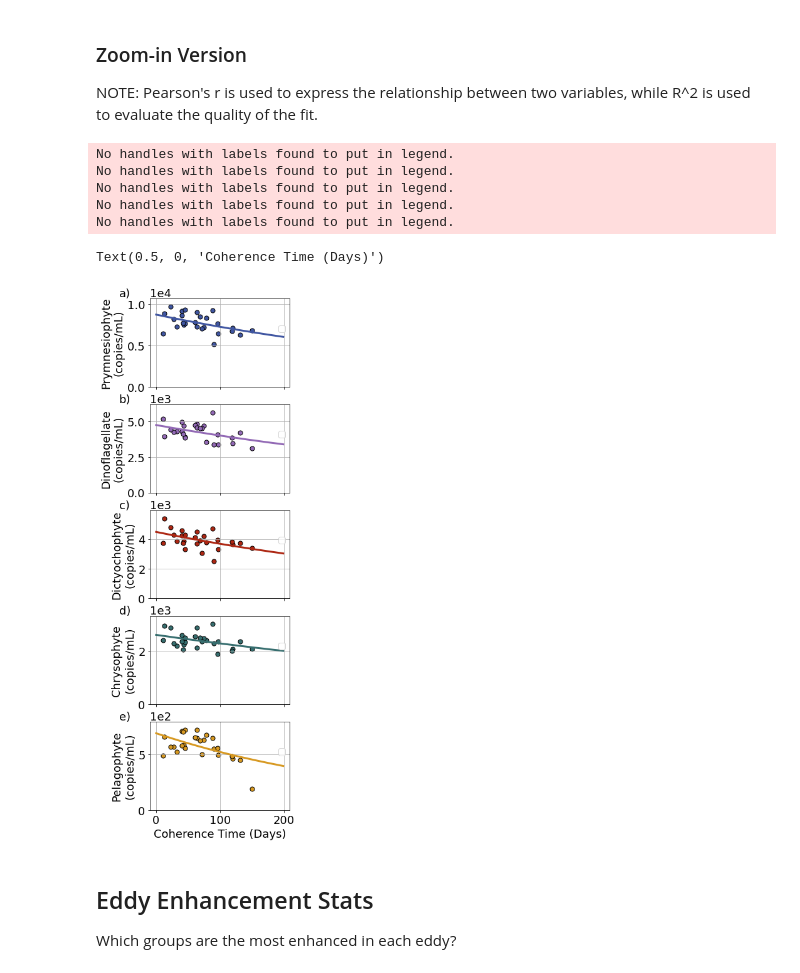
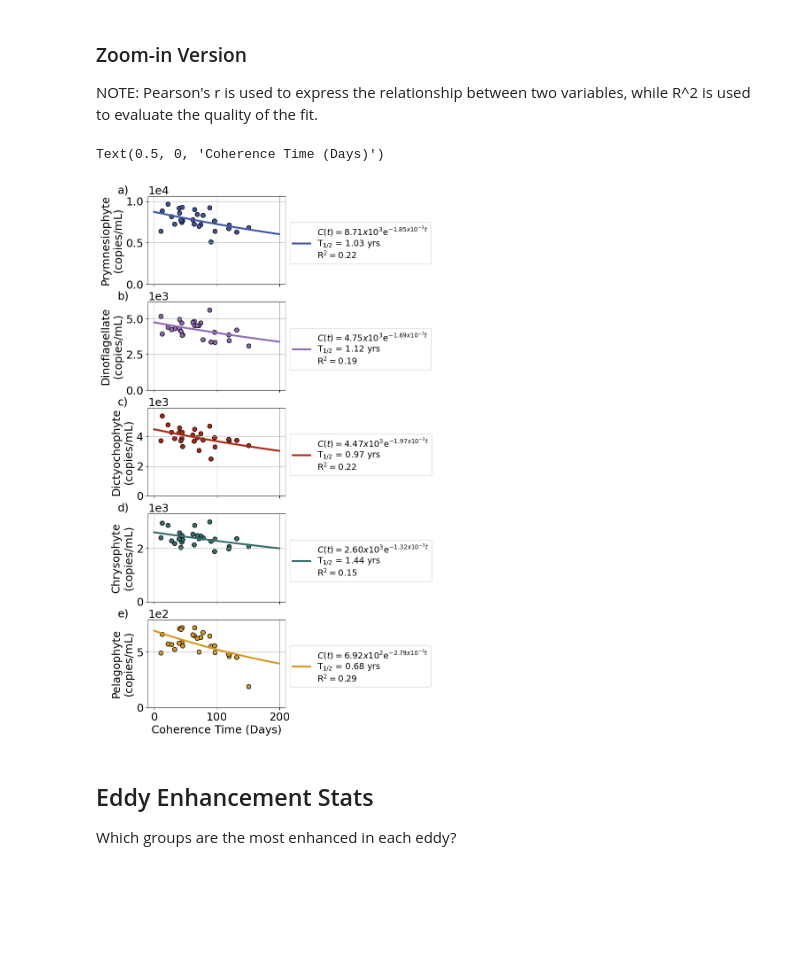
Before and after one commit to lexi-jones/G4_phyto_advection, a Jupyter notebook: phytoplankton_pipeline/dispersal_vs_eco_metrics_v9.ipynb, the cells around one changed output. Saved outputs shown, nothing was run; the diff lists cells and outputs as text; code cells hidden in the pictures; blank space fills up the shorter version.

Commit message:
revision plotting tests

```diff
--- a/phytoplankton_pipeline/dispersal_vs_eco_metrics_v9.ipynb
+++ b/phytoplankton_pipeline/dispersal_vs_eco_metrics_v9.ipynb
@@ -1309,47 +1328,42 @@ for col in ['Prymnesiophyte', 'Dinoflagellate', 'Dictyochophyte', 'Chrysophyte',
     y_pred = exponential_decay(x, N0_fit, tau_fit)
 
     # Calculate R^2 of Model Fit
-    #r2 = r2_score(y,y_pred) # (y_data,y_predicted)
+    r2 = r2_score(y,y_pred) # (y_data,y_predicted)
 
 
     x_extended = np.arange(0,200) # How many days to plot?
     ax[count].scatter(x,y,c=euk_color_dict[col][0],s=50,edgecolor='k')
     ax[count].plot(x_extended,exponential_decay(x_extended, N0_fit, tau_fit),
-                     c=euk_color_dict[col][0],linewidth=3,)
-     #                label="$C(t)=%s$e$^{-%st}$\nT$_{1/2}$ = %s yrs\nR$^2 = %s$"%(sci_notation(N0_fit),
-      #                                                                sci_notation(1/tau_fit),
-       #                                                               round(half_life/365,2),
-        #                                                               round(r2,2)))
+                     c=euk_color_dict[col][0],linewidth=3,
+                     label="$C(t)=%s$e$^{-%st}$\nT$_{1/2}$ = %s yrs\nR$^2 = %s$"%(sci_notation(N0_fit),
+                                                                      sci_notation(1/tau_fit),
+                                                                      round(half_life/365,2),
+                                                                      round(r2,2)))
 
     #slope, intercept, r_value, p_value, std_err = spy.linregress(x, y)
     #fit = [slope*i+intercept for i in bg_x_sorted]
     #ax[count].plot(sorted(x),fit,linewidth=2,linestyle='--',c='k',label='m = %s'%(round(slope,2)))
 
 
     ax[count].set_ylim([0,max(y)+0.1*max(y)])
     ax[count].grid()
     ax[count].legend(bbox_to_anchor=(1,0.75),fontsize=14)
 
     #### PARAMS ####
     ax[count].text(-0.22, 1.12, panel_labels[count],transform=ax[count].transAxes,va='top',ha='left')
     ax[count].set_ylabel('%s\n(copies/mL)'%(col))
     ax[count].ticklabel_format(axis='y', style='sci', scilimits=(0,0))
     if count != 4:
         ax[count].set_xticklabels([])
 
     count += 1
 
 ax[4].set_xlabel('Coherence Time (Days)')
 
 #plt.savefig(euk_paper_dir + '/figs/major_euk_group_exp_model_v2.pdf',dpi=350,bbox_inches='tight',format='pdf')
 # %% [output]
-No handles with labels found to put in legend.
-No handles with labels found to put in legend.
-No handles with labels found to put in legend.
-No handles with labels found to put in legend.
-No handles with labels found to put in legend.
+Text(0.5, 0, 'Coherence Time (Days)')
-Text(0.5, 0, 'Coherence Time (Days)')
-[figure, old version]
+[figure, new version]
 # %% [markdown]
 ## Eddy Enhancement Stats
 
```
Also changed, not shown: parts of 32 cells of this notebook.
